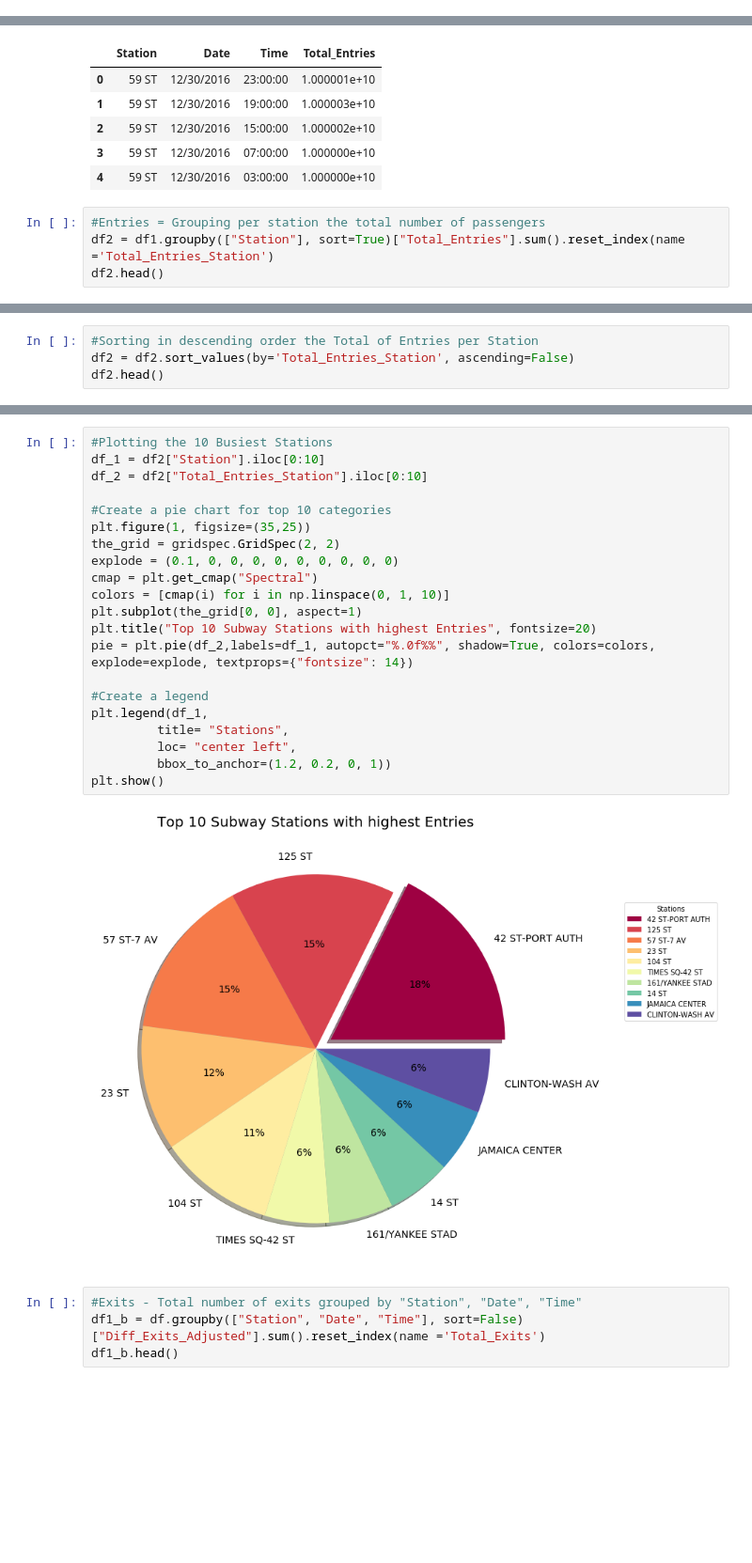
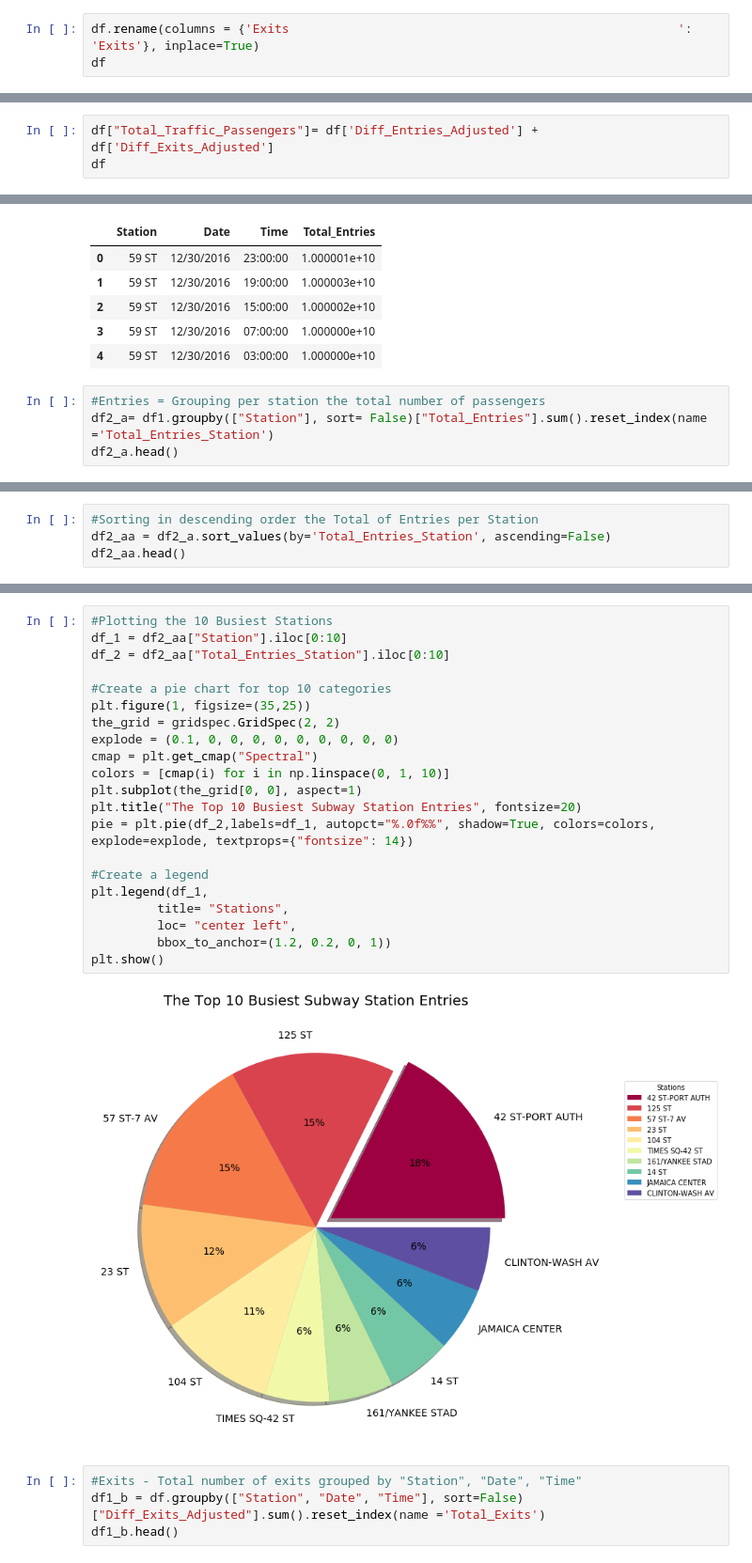
Before and after one commit to SuSu02202020/Final-Project, a Jupyter notebook: turnstile_2014_to_2018.ipynb, the cells around one changed output, grey strips where cells are left out. Shown at 94% size. Cells and saved outputs as stored; diff of their text form; blank space fills up the shorter version.

```diff
--- a/turnstile_2014_to_2018.ipynb
+++ b/turnstile_2014_to_2018.ipynb
@@ -195,3 +198,6 @@ df.head()
 | 2 | A002 | R051 | 02-00-00 | 59 ST | NQR456W | BMT | 12/30/2016 | 15:00:00 | REGULAR | 5989931 | ... |
 | 3 | A002 | R051 | 02-00-00 | 59 ST | NQR456W | BMT | 12/30/2016 | 07:00:00 | REGULAR | 5989153 | ... |
 | 4 | A002 | R051 | 02-00-00 | 59 ST | NQR456W | BMT | 12/30/2016 | 03:00:00 | REGULAR | 5989126 | ... |
+# %%
+df.rename(columns = {'Exits                                                     ': 'Exits'}, inplace=True)
+df
@@ -231,3 +256,6 @@ df.head()
 | 2 | A002 | R051 | 02-00-00 | 59 ST | NQR456W | BMT | 12/30/2016 | 15:00:00 | REGULAR | 5989931 | ... |
 | 3 | A002 | R051 | 02-00-00 | 59 ST | NQR456W | BMT | 12/30/2016 | 07:00:00 | REGULAR | 5989153 | ... |
 | 4 | A002 | R051 | 02-00-00 | 59 ST | NQR456W | BMT | 12/30/2016 | 03:00:00 | REGULAR | 5989126 | ... |
+# %%
+df["Total_Traffic_Passengers"]= df['Diff_Entries_Adjusted'] + df['Diff_Exits_Adjusted']
+df
@@ -244,7 +295,7 @@ df1.head()
 | 4 | 59 ST | 12/30/2016 | 03:00:00 | 1.000000e+10 |
 # %%
 #Entries = Grouping per station the total number of passengers
-df2 = df1.groupby(["Station"], sort=True)["Total_Entries"].sum().reset_index(name ='Total_Entries_Station')
-df2.head()
+df2_a= df1.groupby(["Station"], sort= False)["Total_Entries"].sum().reset_index(name ='Total_Entries_Station')
+df2_a.head()
 # %% [output]
 |  | Station | Total_Entries_Station |
@@ -256,6 +307,6 @@ df2.head()
 # %%
 #Sorting in descending order the Total of Entries per Station
-df2 = df2.sort_values(by='Total_Entries_Station', ascending=False)
-df2.head()
+df2_aa = df2_a.sort_values(by='Total_Entries_Station', ascending=False)
+df2_aa.head()
 # %% [output]
 |  | Station | Total_Entries_Station |
@@ -267,26 +318,26 @@ df2.head()
 # %%
 #Plotting the 10 Busiest Stations
-df_1 = df2["Station"].iloc[0:10]
-df_2 = df2["Total_Entries_Station"].iloc[0:10]
+df_1 = df2_aa["Station"].iloc[0:10]
+df_2 = df2_aa["Total_Entries_Station"].iloc[0:10]
 
 #Create a pie chart for top 10 categories
 plt.figure(1, figsize=(35,25))
 the_grid = gridspec.GridSpec(2, 2)
 explode = (0.1, 0, 0, 0, 0, 0, 0, 0, 0, 0)
 cmap = plt.get_cmap("Spectral")
 colors = [cmap(i) for i in np.linspace(0, 1, 10)]
 plt.subplot(the_grid[0, 0], aspect=1)
-plt.title("Top 10 Subway Stations with highest Entries", fontsize=20)
+plt.title("The Top 10 Busiest Subway Station Entries", fontsize=20)
 pie = plt.pie(df_2,labels=df_1, autopct="%.0f%%", shadow=True, colors=colors, explode=explode, textprops={"fontsize": 14})
 
 #Create a legend
 plt.legend(df_1,
          title= "Stations",
          loc= "center left",
          bbox_to_anchor=(1.2, 0.2, 0, 1))
 plt.show()
 # %% [output]
-[figure, old version]
+[figure, new version]
 # %%
 #Exits - Total number of exits grouped by "Station", "Date", "Time"
 df1_b = df.groupby(["Station", "Date", "Time"], sort=False)["Diff_Exits_Adjusted"].sum().reset_index(name ='Total_Exits')
```
Also changed, not shown: parts of 17 cells of this notebook, 17 other files.
